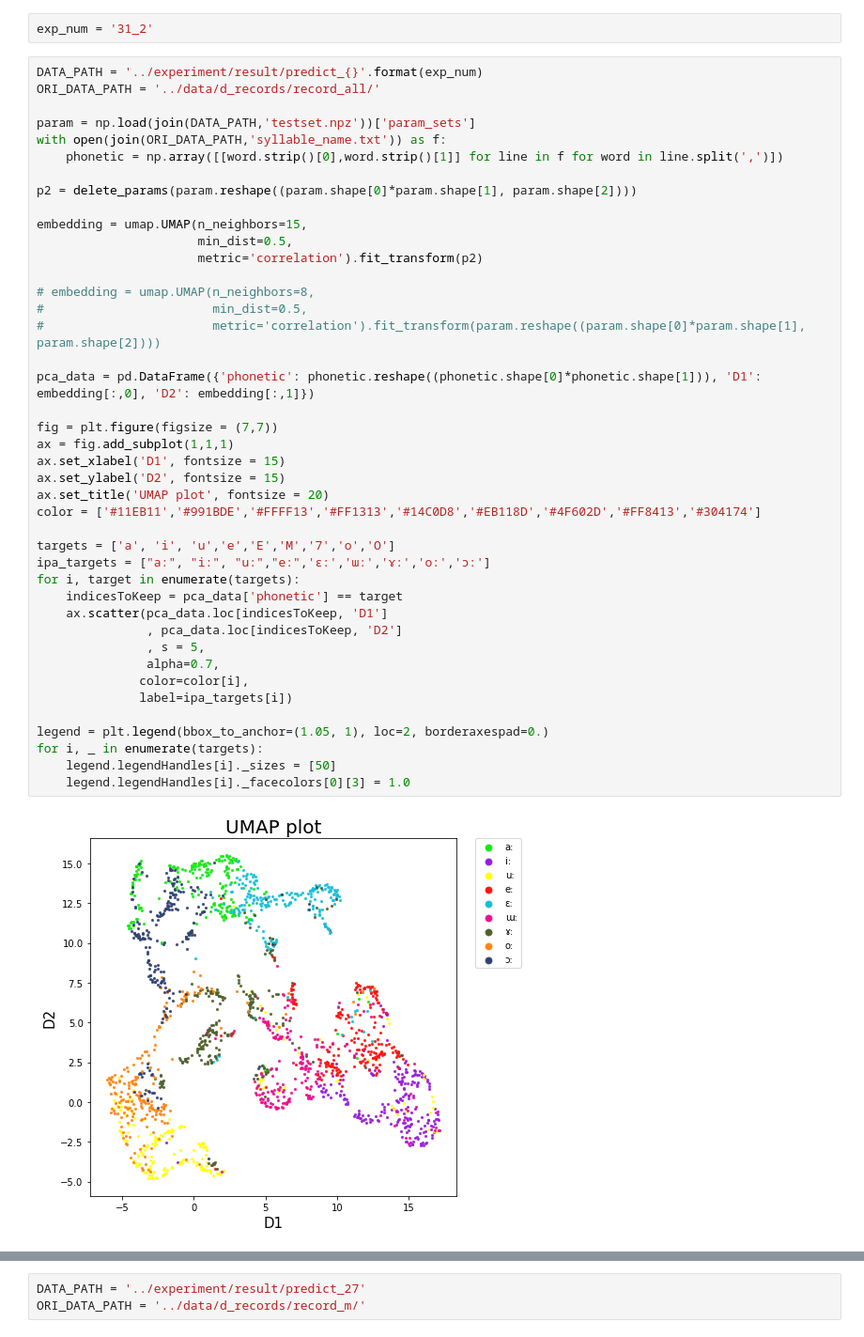
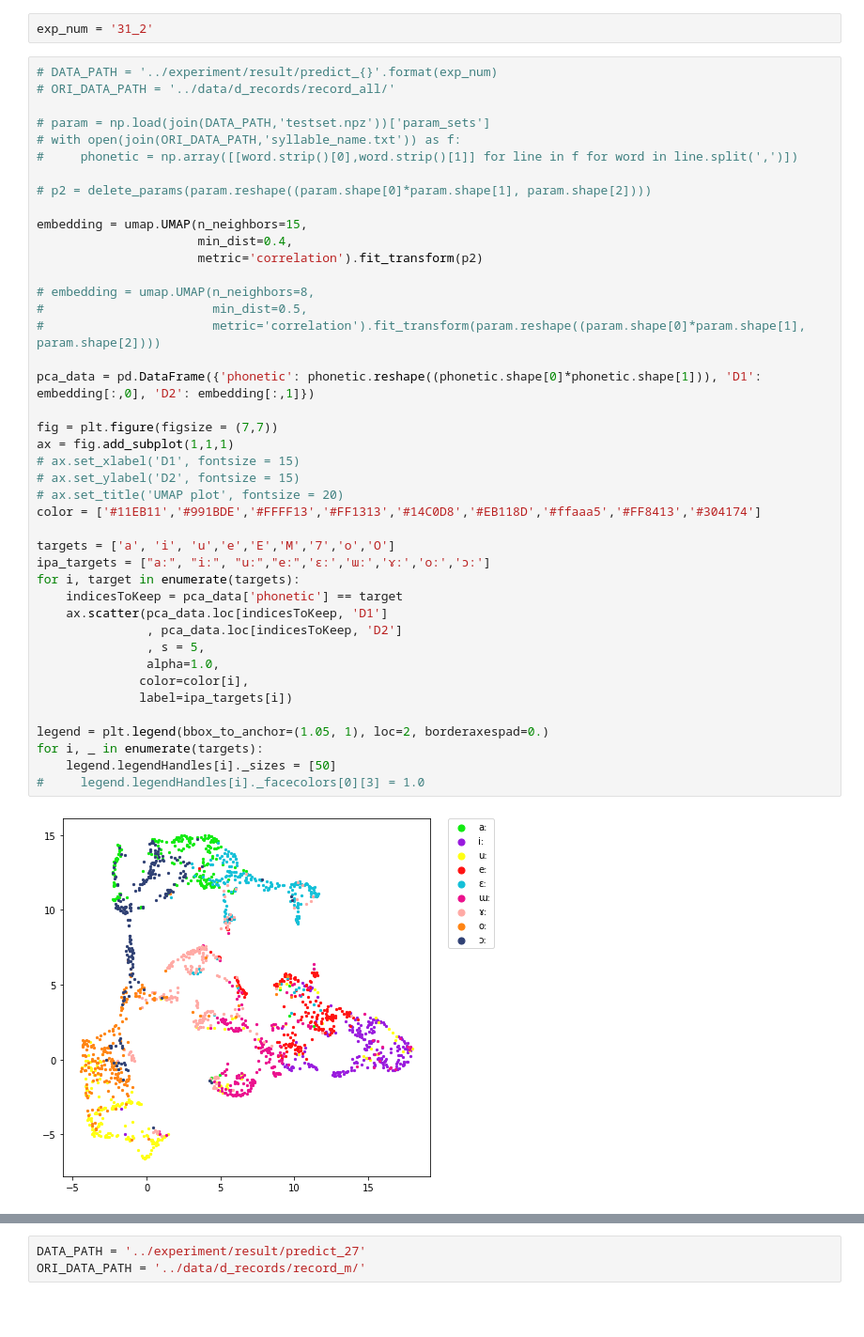
Before and after one commit to thanatlap/master-thesis-vocal-tract-inversion-journal, a Jupyter notebook: misc/UMAP.ipynb, the cells around one changed output, grey strips where cells are left out. Shown at 94% size. Drawn from its saved outputs; the diff is of its cells as text; blank space fills up the shorter version.

```diff
--- a/misc/UMAP.ipynb
+++ b/misc/UMAP.ipynb
@@ -82,46 +34,46 @@ for i, _ in enumerate(targets):
 # %%
 exp_num = '31_2'
 # %%
-DATA_PATH = '../experiment/result/predict_{}'.format(exp_num)
-ORI_DATA_PATH = '../data/d_records/record_all/'
+# DATA_PATH = '../experiment/result/predict_{}'.format(exp_num)
+# ORI_DATA_PATH = '../data/d_records/record_all/'
 
-param = np.load(join(DATA_PATH,'testset.npz'))['param_sets']
-with open(join(ORI_DATA_PATH,'syllable_name.txt')) as f:
-    phonetic = np.array([[word.strip()[0],word.strip()[1]] for line in f for word in line.split(',')])
+# param = np.load(join(DATA_PATH,'testset.npz'))['param_sets']
+# with open(join(ORI_DATA_PATH,'syllable_name.txt')) as f:
+#     phonetic = np.array([[word.strip()[0],word.strip()[1]] for line in f for word in line.split(',')])
 
-p2 = delete_params(param.reshape((param.shape[0]*param.shape[1], param.shape[2])))
+# p2 = delete_params(param.reshape((param.shape[0]*param.shape[1], param.shape[2])))
 
 embedding = umap.UMAP(n_neighbors=15,
-                      min_dist=0.5,
+                      min_dist=0.4,
                       metric='correlation').fit_transform(p2)
 
 # embedding = umap.UMAP(n_neighbors=8,
 #                       min_dist=0.5,
 #                       metric='correlation').fit_transform(param.reshape((param.shape[0]*param.shape[1], param.shape[2])))
 
 pca_data = pd.DataFrame({'phonetic': phonetic.reshape((phonetic.shape[0]*phonetic.shape[1])), 'D1': embedding[:,0], 'D2': embedding[:,1]})
 
 fig = plt.figure(figsize = (7,7))
 ax = fig.add_subplot(1,1,1)
-ax.set_xlabel('D1', fontsize = 15)
-ax.set_ylabel('D2', fontsize = 15)
-ax.set_title('UMAP plot', fontsize = 20)
-color = ['#11EB11','#991BDE','#FFFF13','#FF1313','#14C0D8','#EB118D','#4F602D','#FF8413','#304174']
+# ax.set_xlabel('D1', fontsize = 15)
+# ax.set_ylabel('D2', fontsize = 15)
+# ax.set_title('UMAP plot', fontsize = 20)
+color = ['#11EB11','#991BDE','#FFFF13','#FF1313','#14C0D8','#EB118D','#ffaaa5','#FF8413','#304174']
 
 targets = ['a', 'i', 'u','e','E','M','7','o','O']
 ipa_targets = ["a:", "i:", "u:","e:",'ɛ:','ɯ:','ɤ:','o:','ɔ:']
 for i, target in enumerate(targets):
     indicesToKeep = pca_data['phonetic'] == target
     ax.scatter(pca_data.loc[indicesToKeep, 'D1']
                , pca_data.loc[indicesToKeep, 'D2']
                , s = 5,
-               alpha=0.7,
+               alpha=1.0,
               color=color[i],
               label=ipa_targets[i])
 
 legend = plt.legend(bbox_to_anchor=(1.05, 1), loc=2, borderaxespad=0.)
 for i, _ in enumerate(targets):
     legend.legendHandles[i]._sizes = [50]
-    legend.legendHandles[i]._facecolors[0][3] = 1.0
+#     legend.legendHandles[i]._facecolors[0][3] = 1.0
 # %% [output]
-[figure, old version]
+[figure, new version]
```
Also changed, not shown: parts of 4 cells of this notebook, 13 other files.
